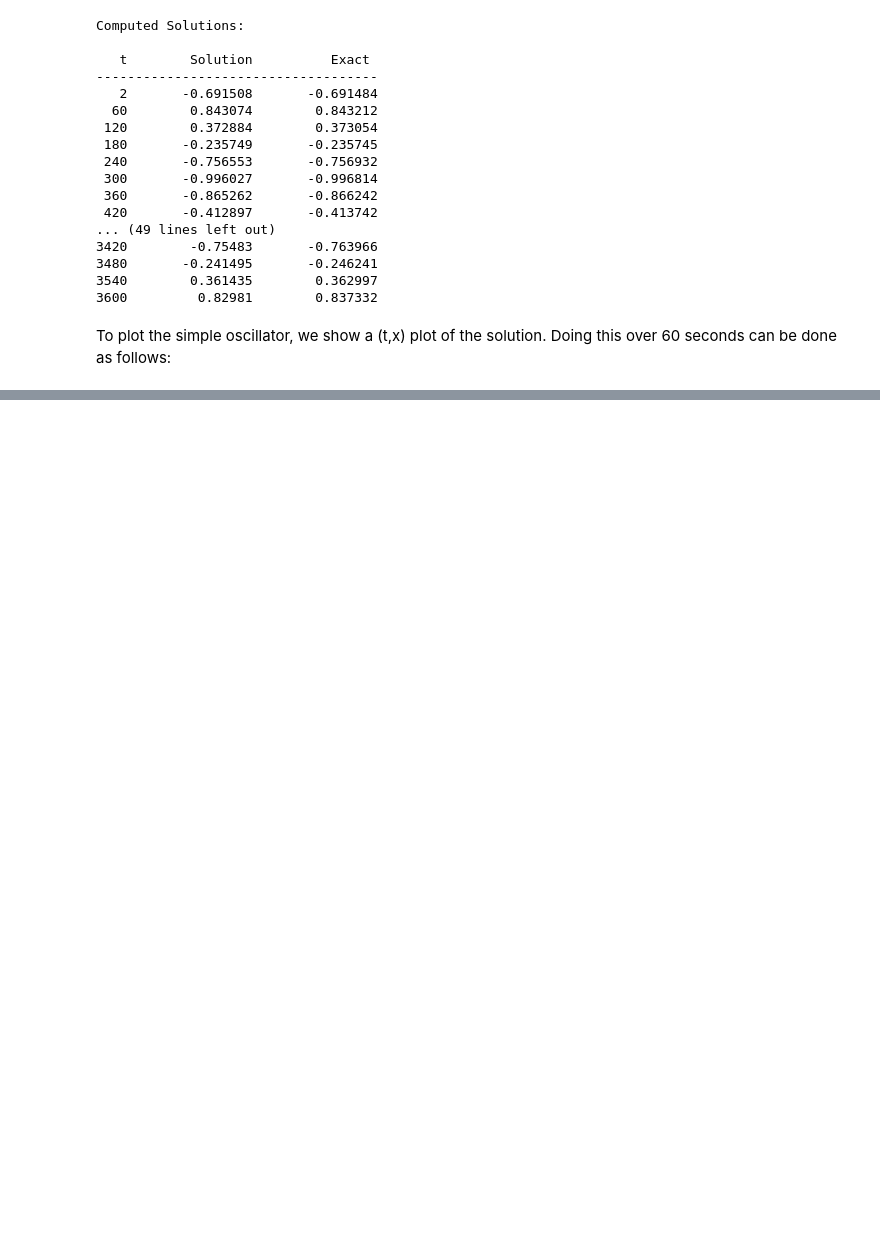
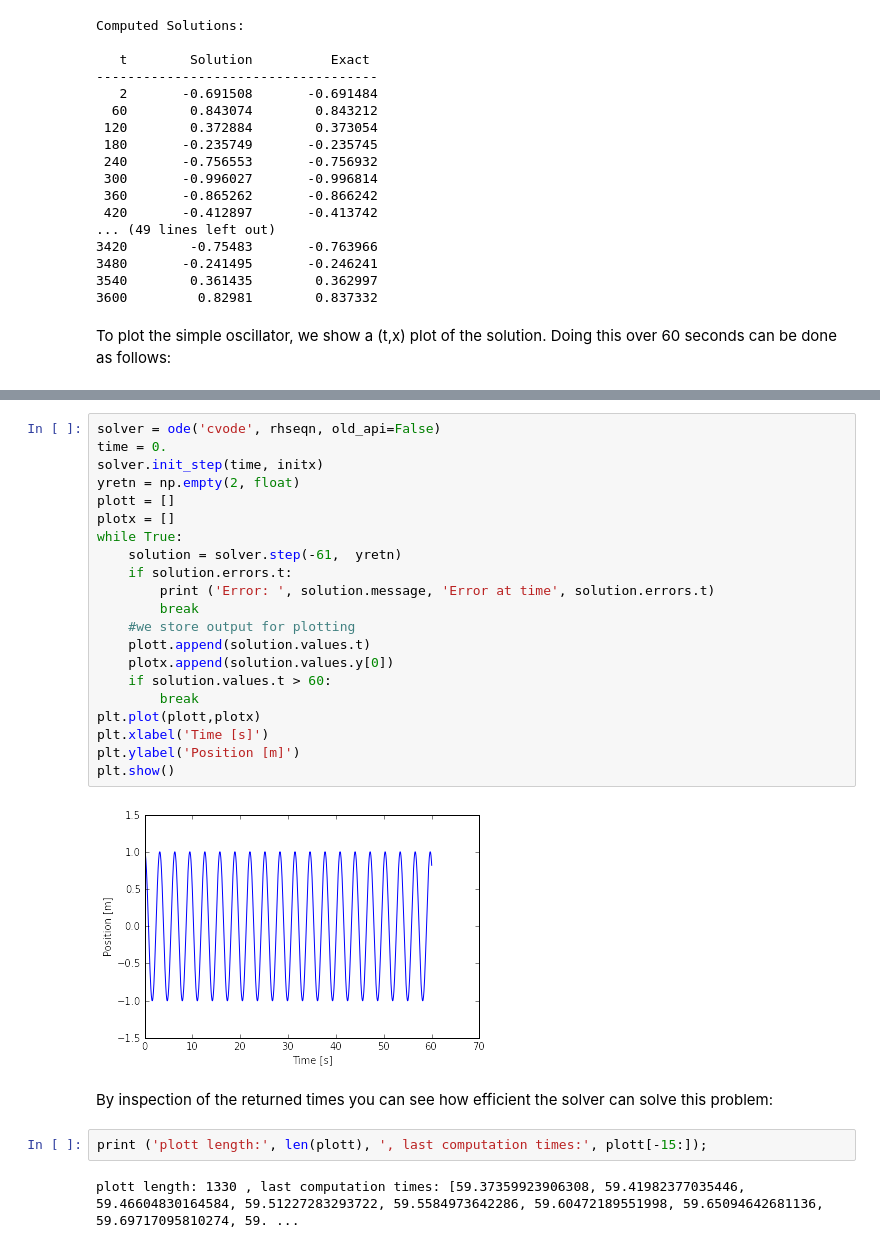
Before and after one commit to bmcage/odes, a Jupyter notebook: docs/ipython/Simple Oscillator.ipynb, the cells around one changed output, grey strips where cells are left out. Saved outputs shown, nothing was run; the diff lists cells and outputs as text; blank space fills up the shorter version.

```diff
--- a/docs/ipython/Simple Oscillator.ipynb
+++ b/docs/ipython/Simple Oscillator.ipynb
@@ -122,0 +157,29 @@ plt.show()
+# %%
+solver = ode('cvode', rhseqn, old_api=False)
+time = 0.
+solver.init_step(time, initx)
+yretn = np.empty(2, float)
+plott = []
+plotx = []
+while True:
+    solution = solver.step(-61,  yretn)
+    if solution.errors.t:
+        print ('Error: ', solution.message, 'Error at time', solution.errors.t)
+        break
+    #we store output for plotting
+    plott.append(solution.values.t)
+    plotx.append(solution.values.y[0])
+    if solution.values.t > 60:
+        break
+plt.plot(plott,plotx)
+plt.xlabel('Time [s]')
+plt.ylabel('Position [m]')
+plt.show()
+# %% [output]
+[figure, added]
+# %% [markdown]
+By inspection of the returned times you can see how efficient the solver can solve this problem:
+# %%
+print ('plott length:', len(plott), ', last computation times:', plott[-15:]);
+# %% [output]
+plott length: 1330 , last computation times: [59.37359923906308, 59.41982377035446, 59.46604830164584, 59.51227283293722, 59.5584973642286, 59.60472189551998, 59.65094642681136, 59.69717095810274, 59. ...
```
Also changed, not shown: parts of 8 cells of this notebook, 3 other files.
